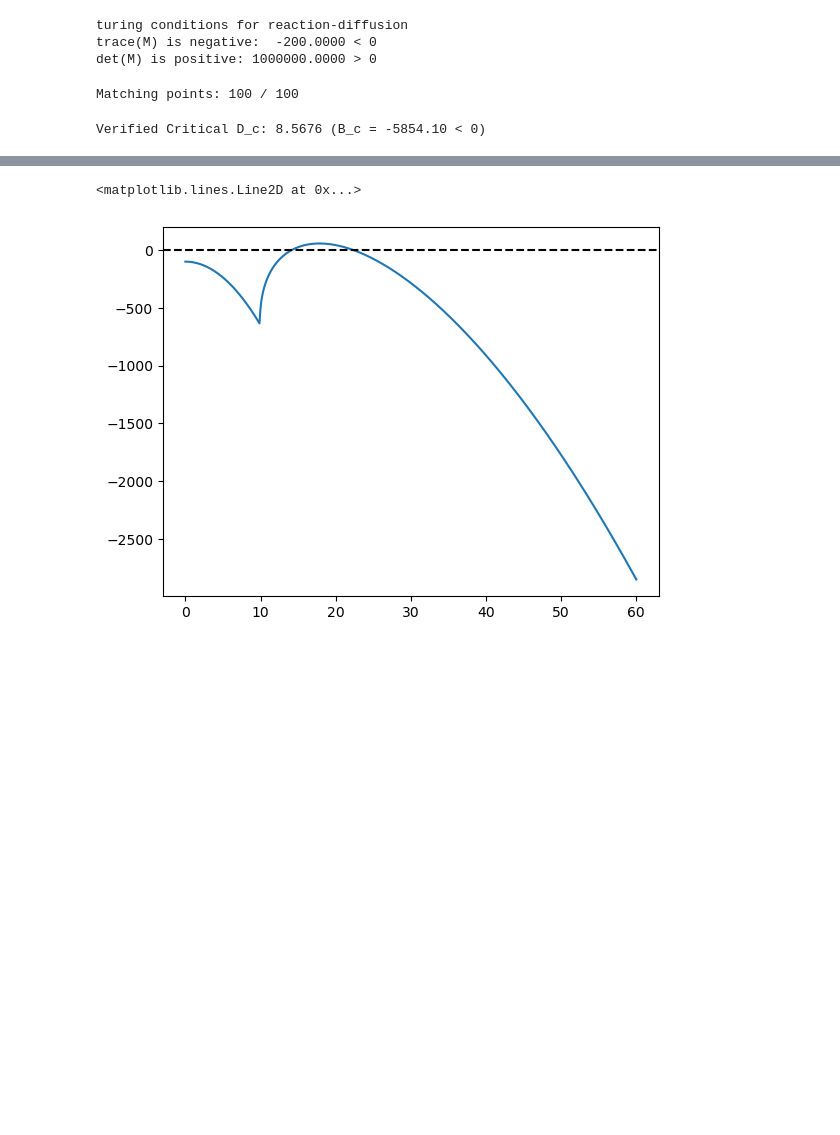
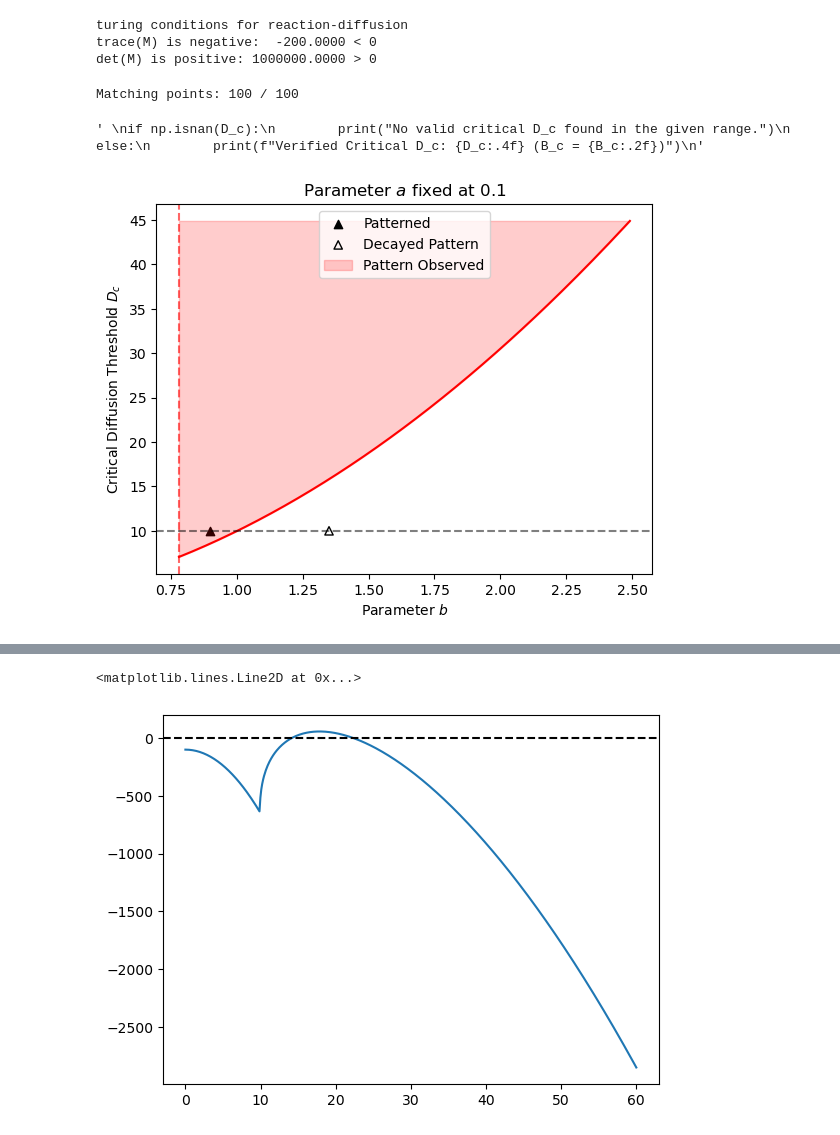
Before and after one commit to Patra-arya/turing_pattern, a Jupyter notebook: Notebook/spatial_jacobian.ipynb, the cells around one changed output, grey strips where cells are left out. Drawn from its saved outputs; the diff is of its cells as text; code cells hidden in the pictures; blank space fills up the shorter version.

Commit message:
Swept over parameter space (a, b) at a constant gamma to identify valid Turing instability regimes and compute critical diffusion thresholds (D_c).

```diff
--- a/Notebook/spatial_jacobian.ipynb
+++ b/Notebook/spatial_jacobian.ipynb
@@ -68,16 +69,58 @@ def determinant(D, gamma, u, v):
 def critical_D(a, b, gamma):
     u = a + b
     v = b / ((a+b)**2)
-    D_c = brentq(determinant, 5, 10, args=(gamma, u, v))
-    return D_c ,u, v
 
-D_c ,u, v = critical_D(0.1, 0.9, 1000)
-A_c, B_c, C_c = det_coeff(gamma, u, v, D_c)
+    if ((2*u*v)-1) <= 0:
+            return np.nan, u, v, np.nan
+    D_lo = gamma*(u**2) / ((gamma*2*u*v)-gamma)
+    D_hi = D_lo * 1e2
 
-assert (
-        B_c < 0
-    ), f"Spurious root detected! B = {B_c:.4f} must be negative for valid Turing modes."
+    if np.trace(M_matrix(0, gamma= gamma, u=u, v=v, D=D)) >= 0:
+        return np.nan, u, v, np.nan
 
-print(f"Verified Critical D_c: {D_c:.4f} (B_c = {B_c:.2f} < 0)")
+    f_lo = determinant (D_lo,gamma, u, v)
+    f_hi = determinant (D_hi,gamma, u, v)
+    if f_hi * f_lo > 0:
+         return np.nan, u, v, np.nan
+
+    D_c = brentq(determinant, D_lo, D_hi, args=(gamma, u, v))
+
+    _, B_c, _ = det_coeff(gamma, u, v, D_c)
+    if B_c >= 0:
+        return np.nan, u, v, np.nan
+
+    return D_c ,u, v, B_c
+
+'''
+if np.isnan(D_c):
+        print("No valid critical D_c found in the given range.")
+    else:
+        print(f"Verified Critical D_c: {D_c:.4f} (B_c = {B_c:.2f})")
+'''
 # %% [output]
-Verified Critical D_c: 8.5676 (B_c = -5854.10 < 0)
+' \nif np.isnan(D_c):\n        print("No valid critical D_c found in the given range.")\n    else:\n        print(f"Verified Critical D_c: {D_c:.4f} (B_c = {B_c:.2f})")\n'
+# %%
+b_list = np.arange(0.101, 2.5, 0.01)
+b_succ, Dc_succ = [], []
+a_fixed = 0.1
+gamma_crit_D = 100
+
+for b in b_list:
+    D_c ,_, _, _ = critical_D(a_fixed, b, gamma_crit_D)
+    if not np.isnan(D_c):
+        b_succ.append(b)
+        Dc_succ.append(D_c)
+
+plt.plot(b_succ, Dc_succ, ls='-', color="red")
+plt.scatter(0.9, 10, marker="^", color="black", label= 'Patterned')
+plt.scatter(1.35, 10, marker="^", color="black", facecolor= 'none', label= 'Decayed Pattern')
+plt.xlabel("Parameter $b$")
+plt.ylabel(rf"Critical Diffusion Threshold $D_c$")
+plt.axhline(D, ls='--', alpha =0.5, c='black')
+plt.axvline(b_succ[0], ls='--', alpha = 0.6, c='red')
+plt.title(rf'Parameter $a$ fixed at 0.1')
+plt.fill_between(b_succ, Dc_succ, Dc_succ[-1], color='red', alpha=0.2, label='Pattern Observed')
+plt.legend(loc='upper center')
+plt.show()
+# %% [output]
+[figure, added]
```
Also changed, not shown: parts of 2 cells of this notebook, 1 other file.
